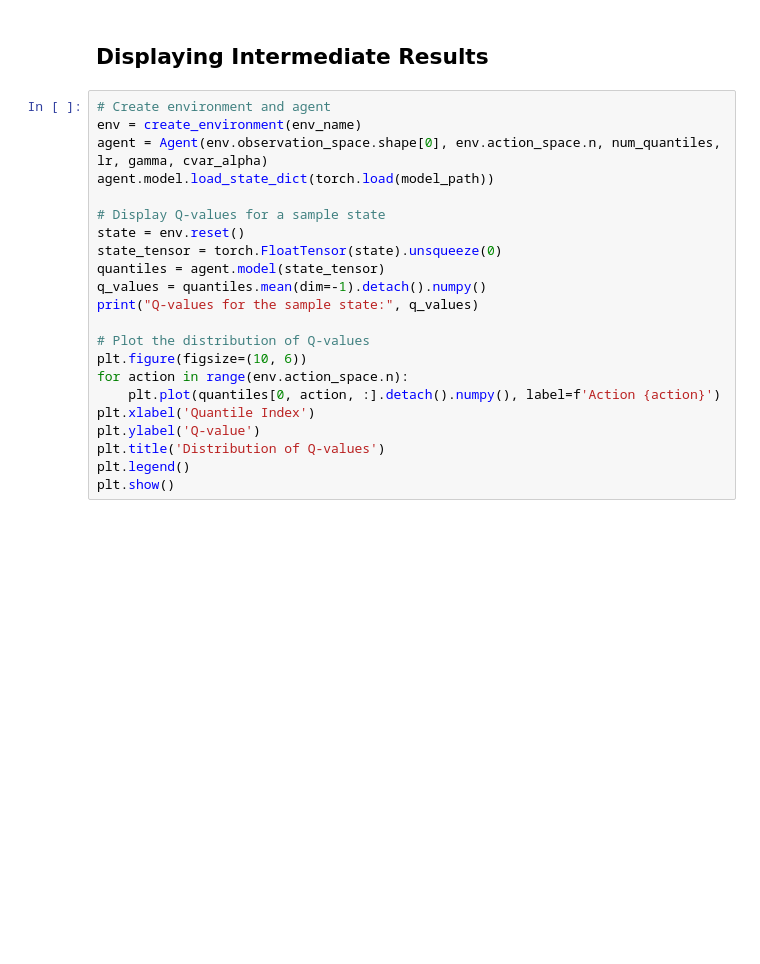
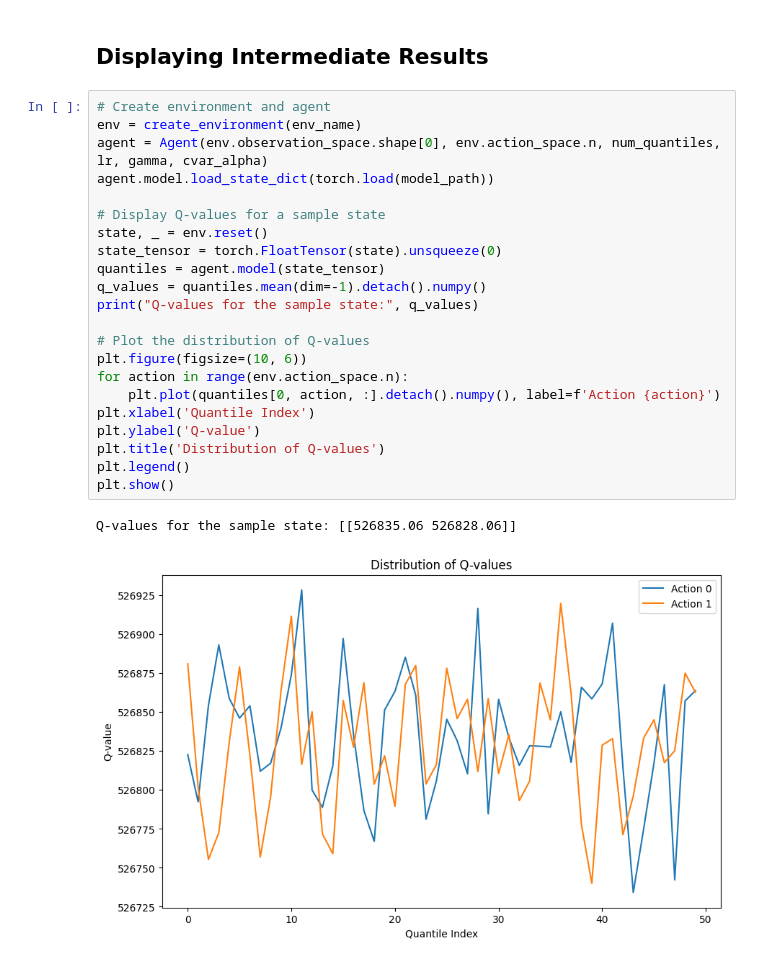
Before and after one commit to kevin880987/CVaR-QRDQN, a Jupyter notebook: demo.ipynb, the cells around one changed output. Saved outputs shown, nothing was run; the diff lists cells and outputs as text; blank space fills up the shorter version.

```diff
--- a/demo.ipynb
+++ b/demo.ipynb
@@ -83,22 +178,25 @@ evaluate(env_name, model_path, num_eval_episodes, max_steps, num_quantiles)
 # %%
 # Create environment and agent
 env = create_environment(env_name)
 agent = Agent(env.observation_space.shape[0], env.action_space.n, num_quantiles, lr, gamma, cvar_alpha)
 agent.model.load_state_dict(torch.load(model_path))
 
 # Display Q-values for a sample state
-state = env.reset()
+state, _ = env.reset()
 state_tensor = torch.FloatTensor(state).unsqueeze(0)
 quantiles = agent.model(state_tensor)
 q_values = quantiles.mean(dim=-1).detach().numpy()
 print("Q-values for the sample state:", q_values)
 
 # Plot the distribution of Q-values
 plt.figure(figsize=(10, 6))
 for action in range(env.action_space.n):
     plt.plot(quantiles[0, action, :].detach().numpy(), label=f'Action {action}')
 plt.xlabel('Quantile Index')
 plt.ylabel('Q-value')
 plt.title('Distribution of Q-values')
 plt.legend()
 plt.show()
+# %% [output]
+Q-values for the sample state: [[526835.06 526828.06]]
+[figure, added]
```
Also changed, not shown: parts of 4 cells of this notebook, 5 other files.
